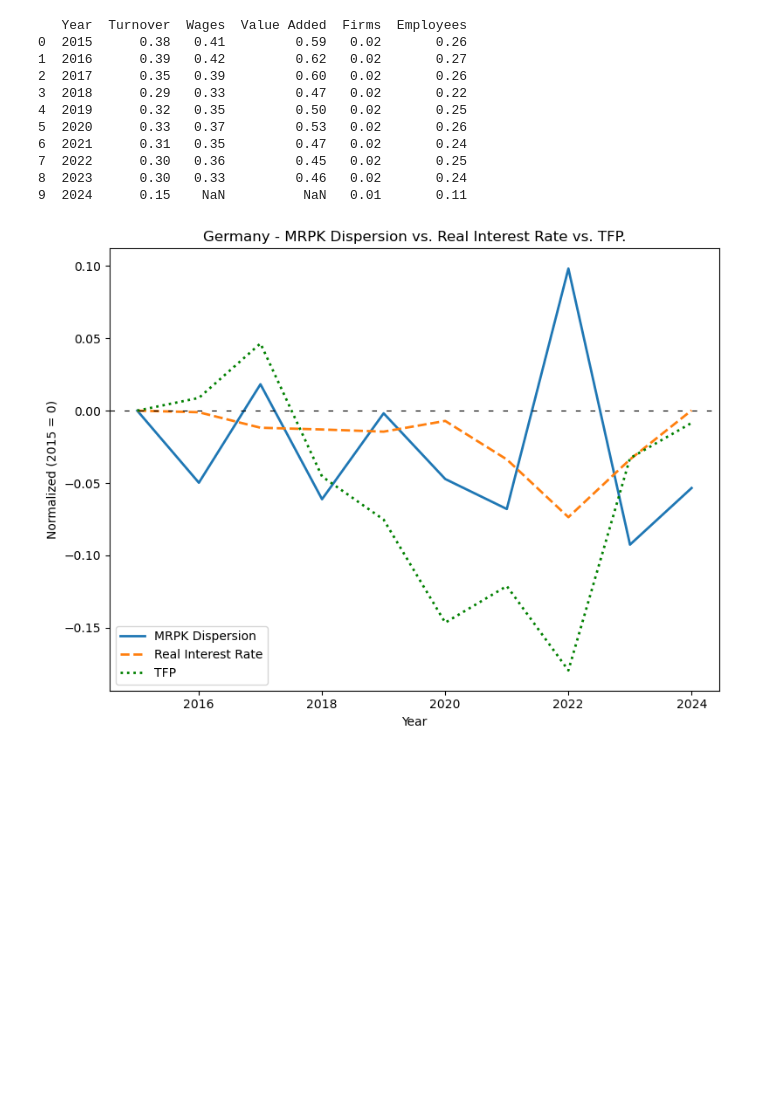
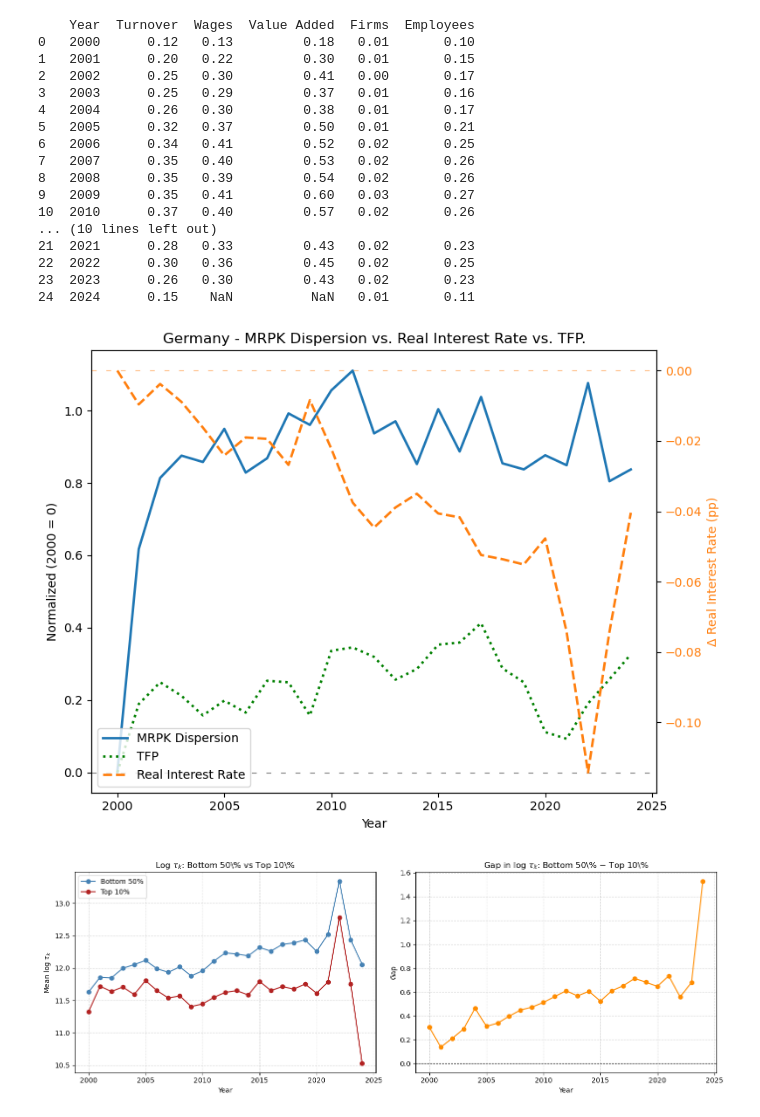
Before and after one commit to CurdinLieberherr/Master-Thesis, a Jupyter notebook: main.ipynb, the cells around one changed output. Saved outputs shown, nothing was run; the diff lists cells and outputs as text; code cells hidden in the pictures; blank space fills up the shorter version.

Commit message:
add capital wedges

```diff
--- a/main.ipynb
+++ b/main.ipynb
@@ -107,18 +163,26 @@ fig = hungary.plot_mrpk_tfp_realrate()
 # %%
-germany = MisallocationAnalysis('Germany')
+germany = MisallocationAnalysis('Germany', start=2000, end=2024)
 print(germany.compare_df_eurostats())
 fig = germany.plot_mrpk_tfp_realrate()
+figtau  = germany.plot_capital_wedges()
 # %% [output]
-   Year  Turnover  Wages  Value Added  Firms  Employees
-0  2015      0.38   0.41         0.59   0.02       0.26
-1  2016      0.39   0.42         0.62   0.02       0.27
-2  2017      0.35   0.39         0.60   0.02       0.26
-3  2018      0.29   0.33         0.47   0.02       0.22
-4  2019      0.32   0.35         0.50   0.02       0.25
-5  2020      0.33   0.37         0.53   0.02       0.26
-6  2021      0.31   0.35         0.47   0.02       0.24
-7  2022      0.30   0.36         0.45   0.02       0.25
-8  2023      0.30   0.33         0.46   0.02       0.24
-9  2024      0.15    NaN          NaN   0.01       0.11
+    Year  Turnover  Wages  Value Added  Firms  Employees
+0   2000      0.12   0.13         0.18   0.01       0.10
+1   2001      0.20   0.22         0.30   0.01       0.15
+2   2002      0.25   0.30         0.41   0.00       0.17
+3   2003      0.25   0.29         0.37   0.01       0.16
+4   2004      0.26   0.30         0.38   0.01       0.17
+5   2005      0.32   0.37         0.50   0.01       0.21
+6   2006      0.34   0.41         0.52   0.02       0.25
+7   2007      0.35   0.40         0.53   0.02       0.26
+8   2008      0.35   0.39         0.54   0.02       0.26
+9   2009      0.35   0.41         0.60   0.03       0.27
+10  2010      0.37   0.40         0.57   0.02       0.26
+... (10 lines left out)
+21  2021      0.28   0.33         0.43   0.02       0.23
+22  2022      0.30   0.36         0.45   0.02       0.25
+23  2023      0.26   0.30         0.43   0.02       0.23
+24  2024      0.15    NaN          NaN   0.01       0.11
-[figure, old version]
+[figure, new version]
+[figure, added]
 # %%
```
Also changed, not shown: parts of 8 cells of this notebook, 2 other files.
